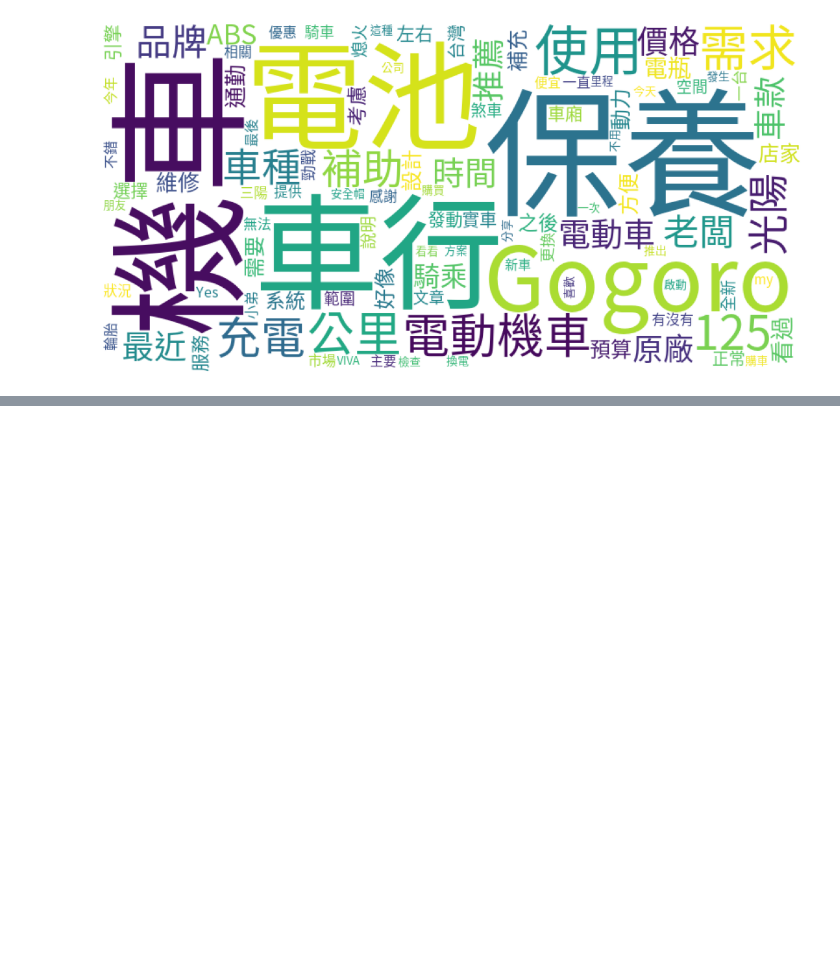
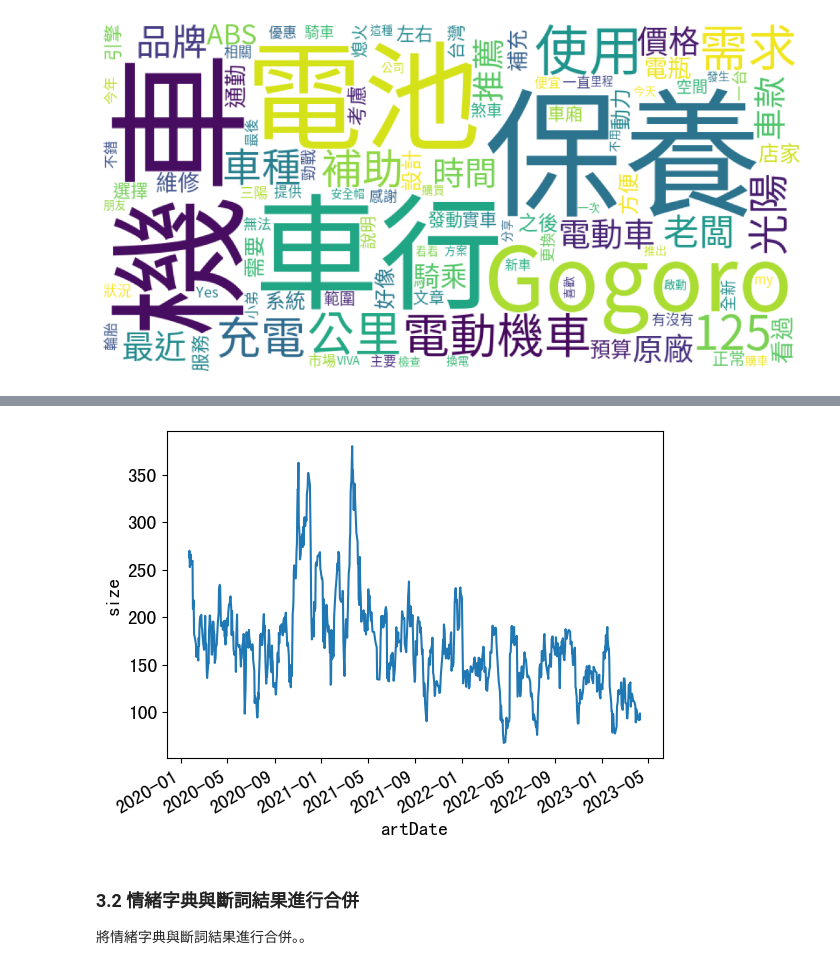
Before and after one commit to collin0825/SocialMediaProject, a Jupyter notebook: report.ipynb, the cells around one changed output, grey strips where cells are left out. Cells and saved outputs as stored; diff of their text form; code cells hidden in the pictures; blank space fills up the shorter version.

```diff
--- a/report.ipynb
+++ b/report.ipynb
@@ -296,0 +314,3 @@ plt.savefig('pic/wordcloud.png', bbox_inches='tight')
+# %%
+ptt_df = noStop_df_2.copy()
+ptt_df["artDate"] = pd.to_datetime(ptt_df["artDate"])
@@ -296,0 +328,18 @@ plt.savefig('pic/wordcloud.png', bbox_inches='tight')
+# %%
+ptt_df["artDate"] = ptt_df["artDate"].dt.date
+# %%
+ptt_line_plot = ptt_df.groupby(["artDate"], as_index=False).size()
+
+fig, ax = plt.subplots()
+
+rolling_days = 14
+ax.plot(ptt_line_plot["artDate"], ptt_line_plot["size"].rolling(rolling_days).mean())
+ax.set_xlabel("artDate")
+ax.set_ylabel('size')
+fig.autofmt_xdate()
+plt.show()
+# %% [output]
+[figure, added]
+# %% [markdown]
+### 3.2 情緒字典與斷詞結果進行合併
+將情緒字典與斷詞結果進行合併。。
```
Also changed, not shown: parts of 93 cells of this notebook, 2 other files.
